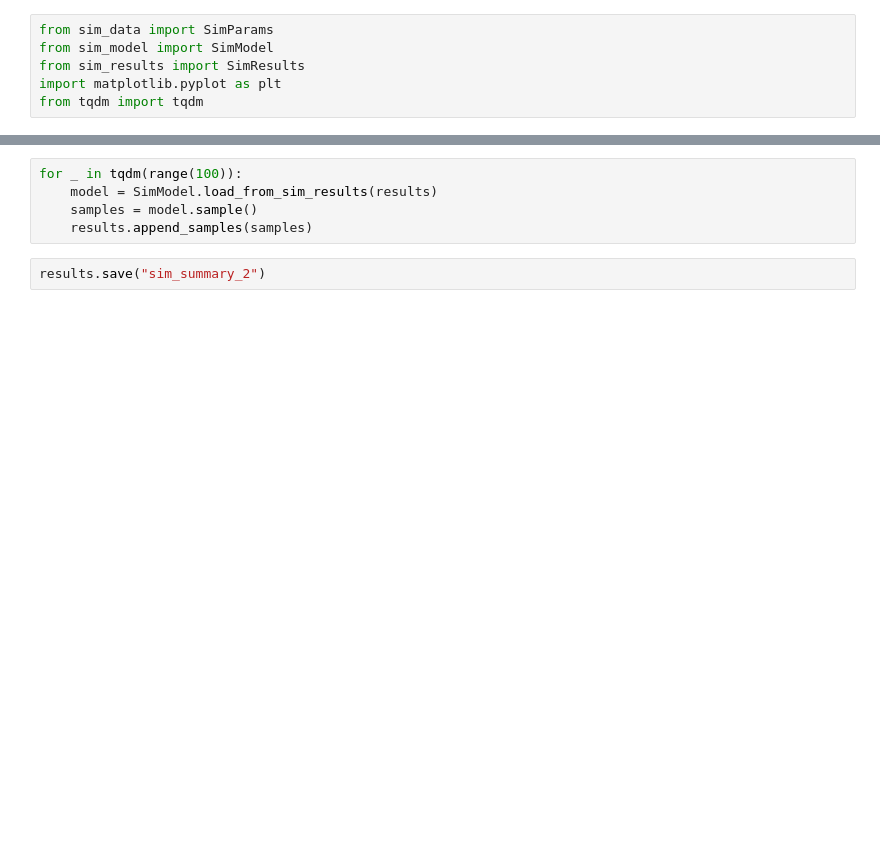
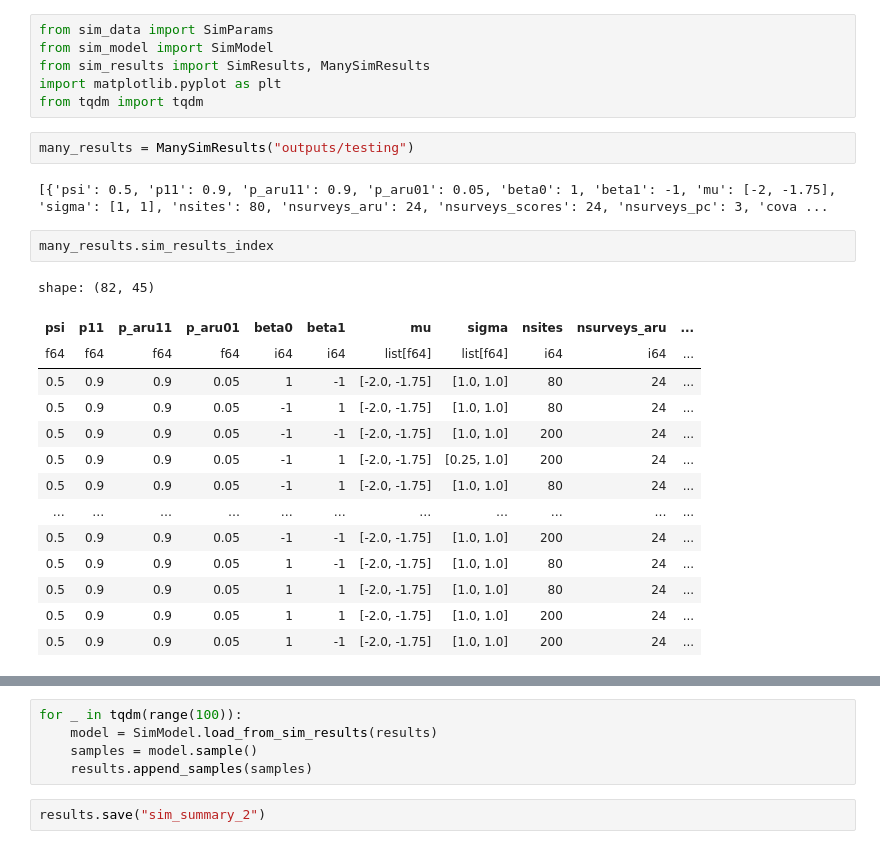
Before and after one commit to calacademy-research/COMB, a Jupyter notebook: paper_assets/python/simulation/comb_simulation.ipynb, the cells around one changed output, grey strips where cells are left out. Saved outputs shown, nothing was run; the diff lists cells and outputs as text; blank space fills up the shorter version.

```diff
--- a/paper_assets/python/simulation/comb_simulation.ipynb
+++ b/paper_assets/python/simulation/comb_simulation.ipynb
@@ -1,6 +1,27 @@
 # %%
 from sim_data import SimParams
 from sim_model import SimModel
-from sim_results import SimResults
+from sim_results import SimResults, ManySimResults
 import matplotlib.pyplot as plt
 from tqdm import tqdm
+# %%
+many_results = ManySimResults("outputs/testing")
+# %% [output]
+[{'psi': 0.5, 'p11': 0.9, 'p_aru11': 0.9, 'p_aru01': 0.05, 'beta0': 1, 'beta1': -1, 'mu': [-2, -1.75], 'sigma': [1, 1], 'nsites': 80, 'nsurveys_aru': 24, 'nsurveys_scores': 24, 'nsurveys_pc': 3, 'cova ...
+# %%
+many_results.sim_results_index
+# %% [output]
+shape: (82, 45)
+| psi | p11 | p_aru11 | p_aru01 | beta0 | beta1 | mu | sigma | nsites | nsurveys_aru | ... |
+| f64 | f64 | f64 | f64 | i64 | i64 | list[f64] | list[f64] | i64 | i64 | ... |
+| 0.5 | 0.9 | 0.9 | 0.05 | 1 | -1 | [-2.0, -1.75] | [1.0, 1.0] | 80 | 24 | ... |
+| 0.5 | 0.9 | 0.9 | 0.05 | -1 | 1 | [-2.0, -1.75] | [1.0, 1.0] | 80 | 24 | ... |
+| 0.5 | 0.9 | 0.9 | 0.05 | -1 | -1 | [-2.0, -1.75] | [1.0, 1.0] | 200 | 24 | ... |
+| 0.5 | 0.9 | 0.9 | 0.05 | -1 | 1 | [-2.0, -1.75] | [0.25, 1.0] | 200 | 24 | ... |
+| 0.5 | 0.9 | 0.9 | 0.05 | -1 | 1 | [-2.0, -1.75] | [1.0, 1.0] | 80 | 24 | ... |
+| … | … | … | … | … | … | … | … | … | … | ... |
+| 0.5 | 0.9 | 0.9 | 0.05 | -1 | -1 | [-2.0, -1.75] | [1.0, 1.0] | 200 | 24 | ... |
+| 0.5 | 0.9 | 0.9 | 0.05 | 1 | -1 | [-2.0, -1.75] | [1.0, 1.0] | 80 | 24 | ... |
+| 0.5 | 0.9 | 0.9 | 0.05 | 1 | 1 | [-2.0, -1.75] | [1.0, 1.0] | 80 | 24 | ... |
+| 0.5 | 0.9 | 0.9 | 0.05 | 1 | 1 | [-2.0, -1.75] | [1.0, 1.0] | 200 | 24 | ... |
+| 0.5 | 0.9 | 0.9 | 0.05 | 1 | -1 | [-2.0, -1.75] | [1.0, 1.0] | 200 | 24 | ... |
```
Also changed, not shown: parts of 5 cells of this notebook, 7 other files.
